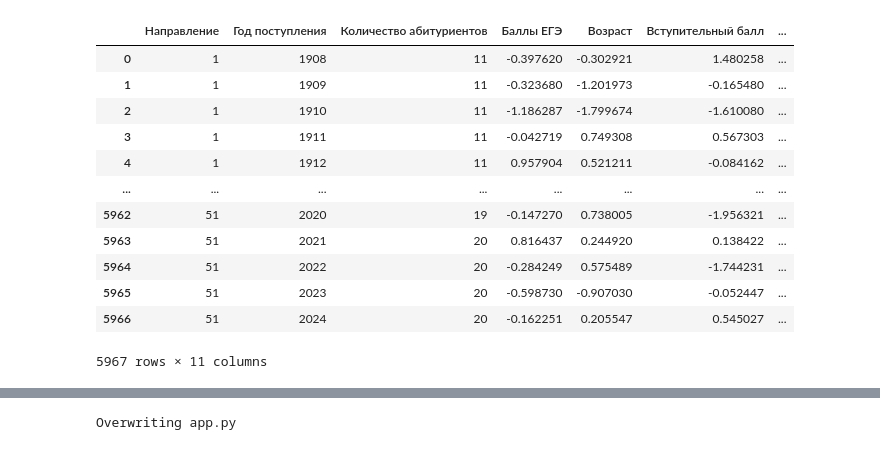
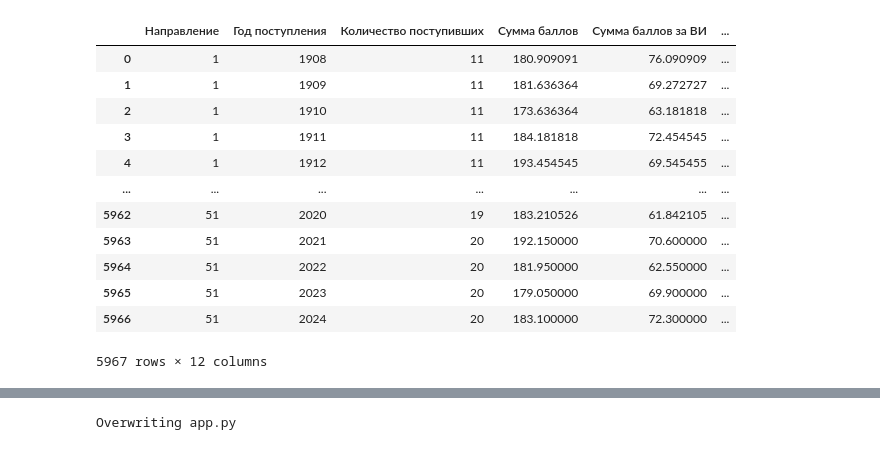
Before and after one commit to kristina-skoptsova/diplom, a Jupyter notebook: model_app.ipynb, the cells around one changed output, grey strips where cells are left out. Drawn from its saved outputs; the diff is of its cells as text; code cells hidden in the pictures.

```diff
--- a/model_app.ipynb
+++ b/model_app.ipynb
@@ -5,21 +5,21 @@ import pandas as pd
 import numpy as np
 import matplotlib.pyplot as plt
 # %%
-file = '/content/final2.csv'
+file = '/content/dataset_muiv.csv'
 df = pd.read_csv(file)
 df = pd.DataFrame(df)
 df
 # %% [output]
-|  | Направление | Год поступления | Количество абитуриентов | Баллы ЕГЭ | Возраст | Вступительный балл | ... |
-| 0 | 1 | 1908 | 11 | -0.397620 | -0.302921 | 1.480258 | ... |
-| 1 | 1 | 1909 | 11 | -0.323680 | -1.201973 | -0.165480 | ... |
-| 2 | 1 | 1910 | 11 | -1.186287 | -1.799674 | -1.610080 | ... |
-| 3 | 1 | 1911 | 11 | -0.042719 | 0.749308 | 0.567303 | ... |
-| 4 | 1 | 1912 | 11 | 0.957904 | 0.521211 | -0.084162 | ... |
-| ... | ... | ... | ... | ... | ... | ... | ... |
-| 5962 | 51 | 2020 | 19 | -0.147270 | 0.738005 | -1.956321 | ... |
-| 5963 | 51 | 2021 | 20 | 0.816437 | 0.244920 | 0.138422 | ... |
-| 5964 | 51 | 2022 | 20 | -0.284249 | 0.575489 | -1.744231 | ... |
-| 5965 | 51 | 2023 | 20 | -0.598730 | -0.907030 | -0.052447 | ... |
-| 5966 | 51 | 2024 | 20 | -0.162251 | 0.205547 | 0.545027 | ... |
+|  | Направление | Год поступления | Количество поступивших | Сумма баллов | Сумма баллов за ВИ | ... |
+| 0 | 1 | 1908 | 11 | 180.909091 | 76.090909 | ... |
+| 1 | 1 | 1909 | 11 | 181.636364 | 69.272727 | ... |
+| 2 | 1 | 1910 | 11 | 173.636364 | 63.181818 | ... |
+| 3 | 1 | 1911 | 11 | 184.181818 | 72.454545 | ... |
+| 4 | 1 | 1912 | 11 | 193.454545 | 69.545455 | ... |
+| ... | ... | ... | ... | ... | ... | ... |
+| 5962 | 51 | 2020 | 19 | 183.210526 | 61.842105 | ... |
+| 5963 | 51 | 2021 | 20 | 192.150000 | 70.600000 | ... |
+| 5964 | 51 | 2022 | 20 | 181.950000 | 62.550000 | ... |
+| 5965 | 51 | 2023 | 20 | 179.050000 | 69.900000 | ... |
+| 5966 | 51 | 2024 | 20 | 183.100000 | 72.300000 | ... |
-5967 rows × 11 columns
+5967 rows × 12 columns
```
Also changed, not shown: parts of 11 cells of this notebook.
